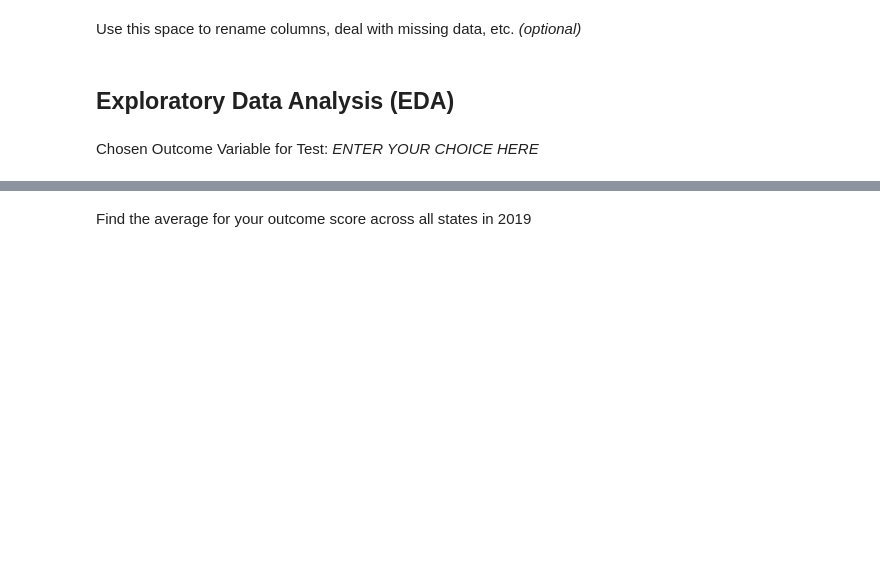
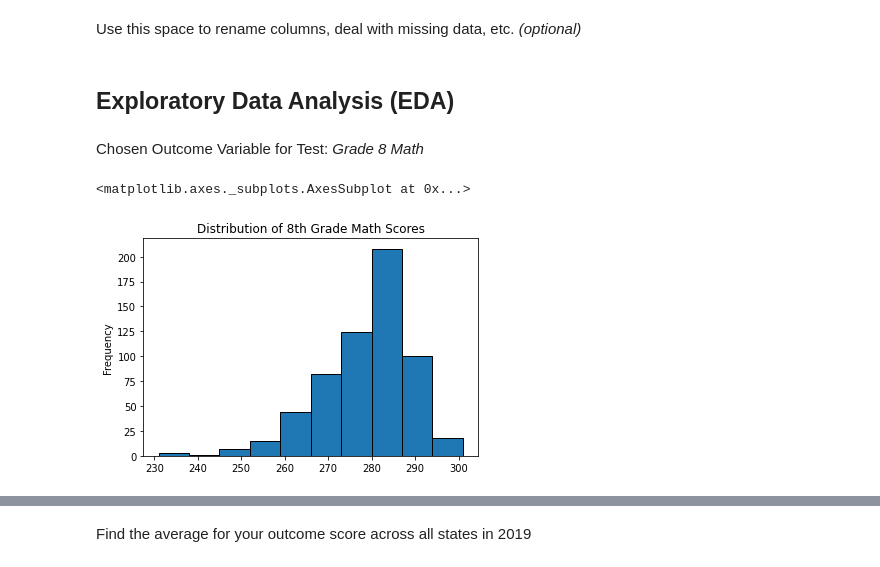
Before and after one commit to yunyangMA/checkpoint-0-and-1-yunyang, a Jupyter notebook: Dict/“checkpoint1_ipynb”yunyang.ipynb, the cells around one changed output, grey strips where cells are left out. Saved outputs shown, nothing was run; the diff lists cells and outputs as text; code cells hidden in the pictures; blank space fills up the shorter version.

```diff
--- a/Dict/“checkpoint1_ipynb”yunyang.ipynb
+++ b/Dict/“checkpoint1_ipynb”yunyang.ipynb
@@ -37,2 +41,8 @@ Import `numpy`, `pandas`, and `matplotlib`.
 # %% [markdown]
 Load in the "states_edu.csv" dataset and take a look at the head of the data
+# %%
+from google.colab import drive
+import os
+drive.mount('/content/gdrive')
+os.chdir("/content/gdrive/My Drive/MDST files/MDST-Tutorial-Redesign-main/data")
+df_states_edu = pd.read_csv("states_edu.csv")
@@ -40,7 +52,22 @@ Load in the "states_edu.csv" dataset and take a look at the head of the data
 You should always familiarize yourself with what each column in the dataframe represents. Read about the states_edu dataset here: https://www.kaggle.com/noriuk/us-education-datasets-unification-project
 # %% [markdown]
 Use this space to rename columns, deal with missing data, etc. _(optional)_
+# %%
+df_states_edu.columns
+df_states_edu.isna().sum()
+df_states_edu.notna().sum()
+df_states_edu.dropna(subset=['AVG_MATH_8_SCORE'], inplace=True)
+# %%
+df_states_edu["GRADES_ALL_G"] = df_states_edu["GRADES_ALL_G"].fillna(df_states_edu["GRADES_PK_G"]+df_states_edu["GRADES_1_8_G"]+df_states_edu["GRADES_9_12_G"])
+df_states_edu[df_states_edu["GRADES_ALL_G"].isna()][['GRADES_PK_G','GRADES_1_8_G','GRADES_9_12_G','ENROLL']].notna().any()
+((df_states_edu["GRADES_ALL_G"] - df_states_edu["ENROLL"])/df_states_edu["GRADES_ALL_G"]).describe()
+df_states_edu["ENROLL"] = df_states_edu["ENROLL"].fillna(df_states_edu["GRADES_ALL_G"])
 # %% [markdown]
 <h2>Exploratory Data Analysis (EDA) </h2>
 # %% [markdown]
-Chosen Outcome Variable for Test: *ENTER YOUR CHOICE HERE*
+Chosen Outcome Variable for Test: *Grade 8 Math*
+# %%
+df_states_edu.AVG_MATH_8_SCORE.plot.hist(title="Distribution of 8th Grade Math Scores", edgecolor="black")
+# %% [output]
+<matplotlib.axes._subplots.AxesSubplot at 0x...>
+[figure, added]
```
Also changed, not shown: parts of 6 cells of this notebook.
